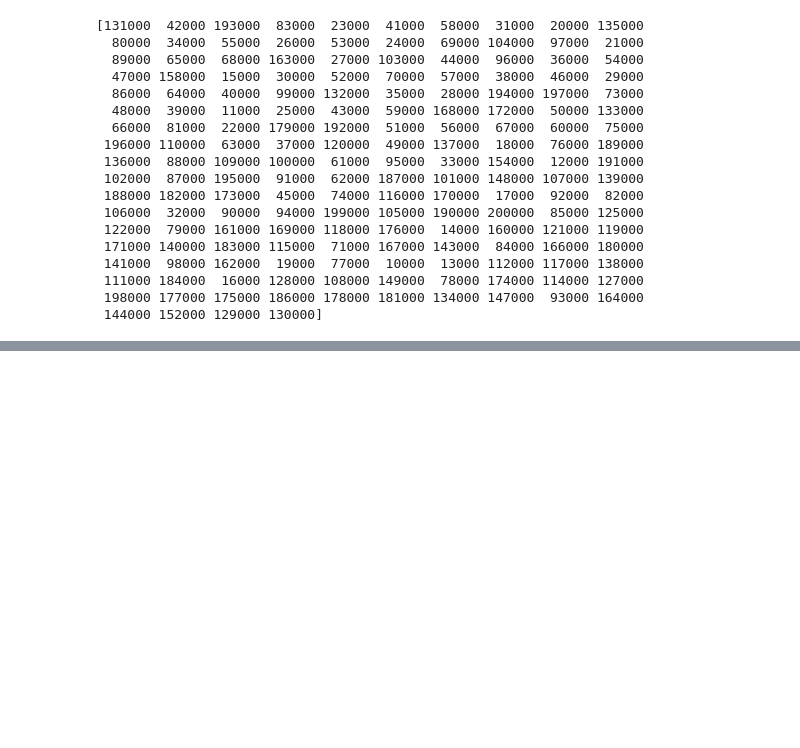
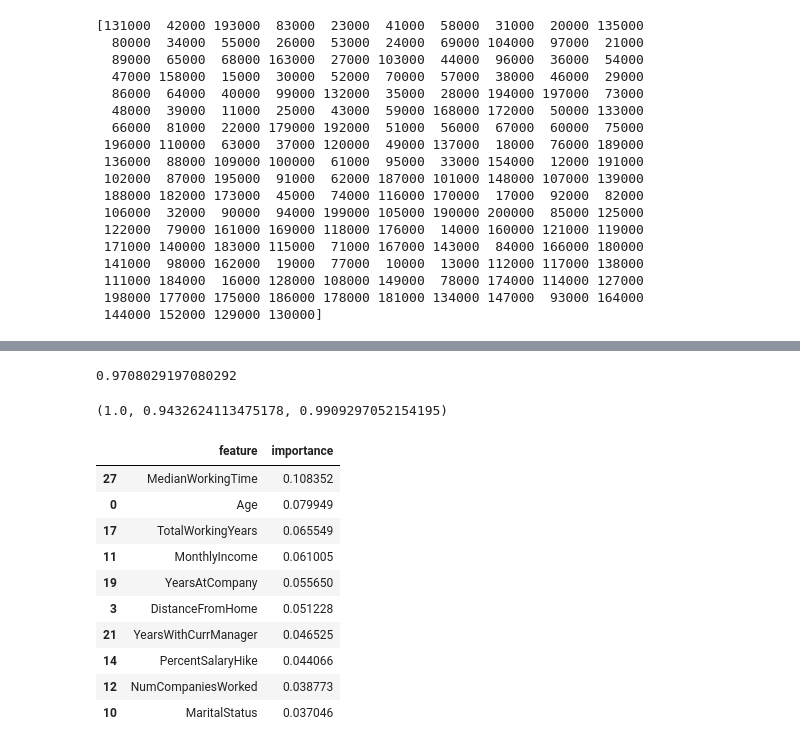
Before and after one commit to awPenda/Projet-IA, a Jupyter notebook: IA.ipynb, the cells around one changed output, grey strips where cells are left out. Drawn from its saved outputs; the diff is of its cells as text; code cells hidden in the pictures; blank space fills up the shorter version.

```diff
--- a/IA.ipynb
+++ b/IA.ipynb
@@ -209 +210,31 @@ plt.show()
+# %%
+from sklearn.metrics import f1_score
+
+f1_score(y_test, y_pred)
+# %% [output]
+0.9708029197080292
+# %%
+from sklearn.metrics import precision_score, recall_score, accuracy_score
+
+precision_score(y_test, y_pred), recall_score(y_test, y_pred), accuracy_score(y_test, y_pred)
+# %% [output]
+(1.0, 0.9432624113475178, 0.9909297052154195)
+# %%
+# We look for hyperparameters that have the most impact on the model
+importances = pd.DataFrame({'feature': X_train.columns, 'importance': rf.feature_importances_})
+importances.sort_values(by='importance', ascending=False, inplace=True)
+
+importances.head(10)
+# %% [output]
+|  | feature | importance |
+| 27 | MedianWorkingTime | 0.108352 |
+| 0 | Age | 0.079949 |
+| 17 | TotalWorkingYears | 0.065549 |
+| 11 | MonthlyIncome | 0.061005 |
+| 19 | YearsAtCompany | 0.055650 |
+| 3 | DistanceFromHome | 0.051228 |
+| 21 | YearsWithCurrManager | 0.046525 |
+| 14 | PercentSalaryHike | 0.044066 |
+| 12 | NumCompaniesWorked | 0.038773 |
+| 10 | MaritalStatus | 0.037046 |
 # %%
```
Also changed, not shown: parts of 8 cells of this notebook.
